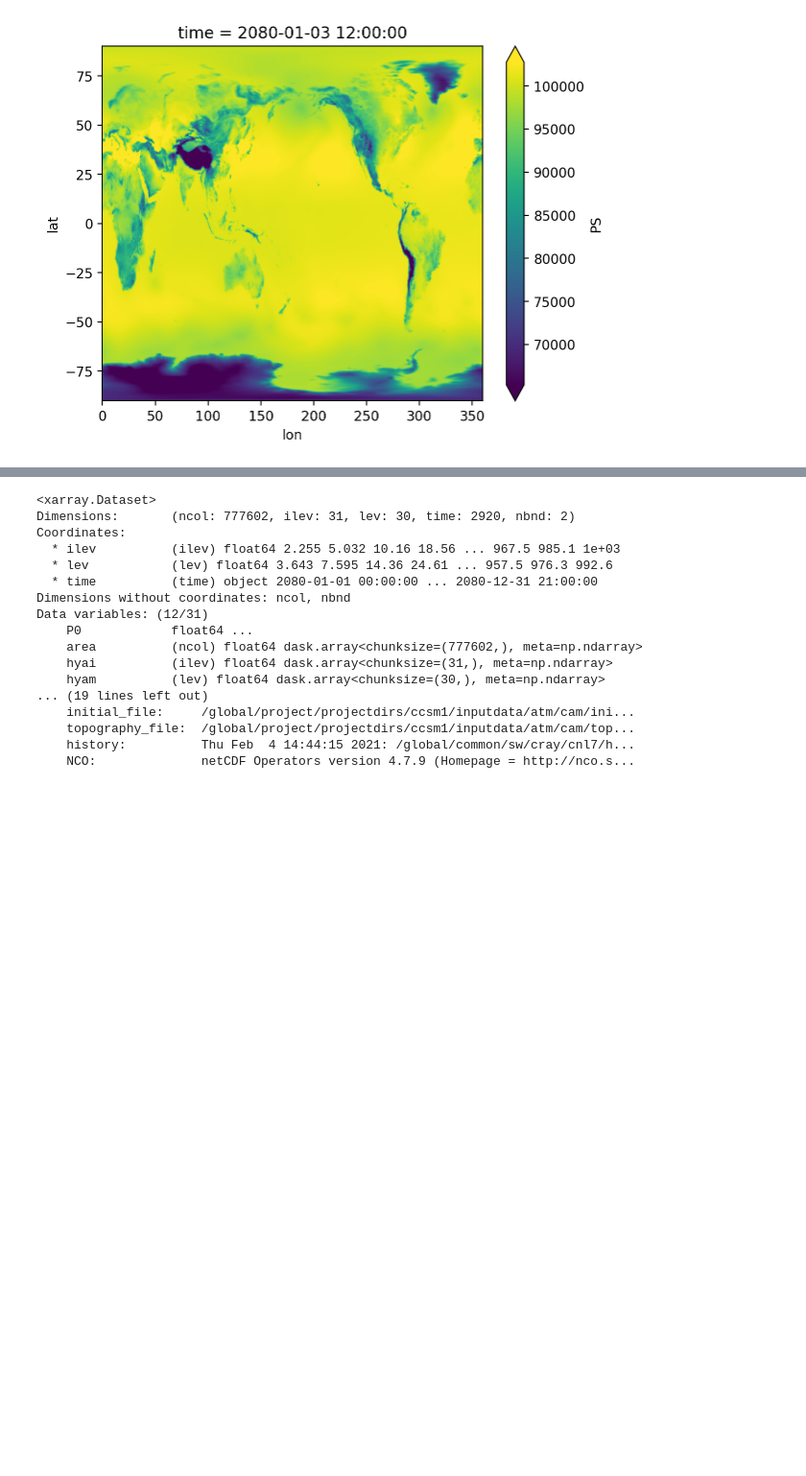
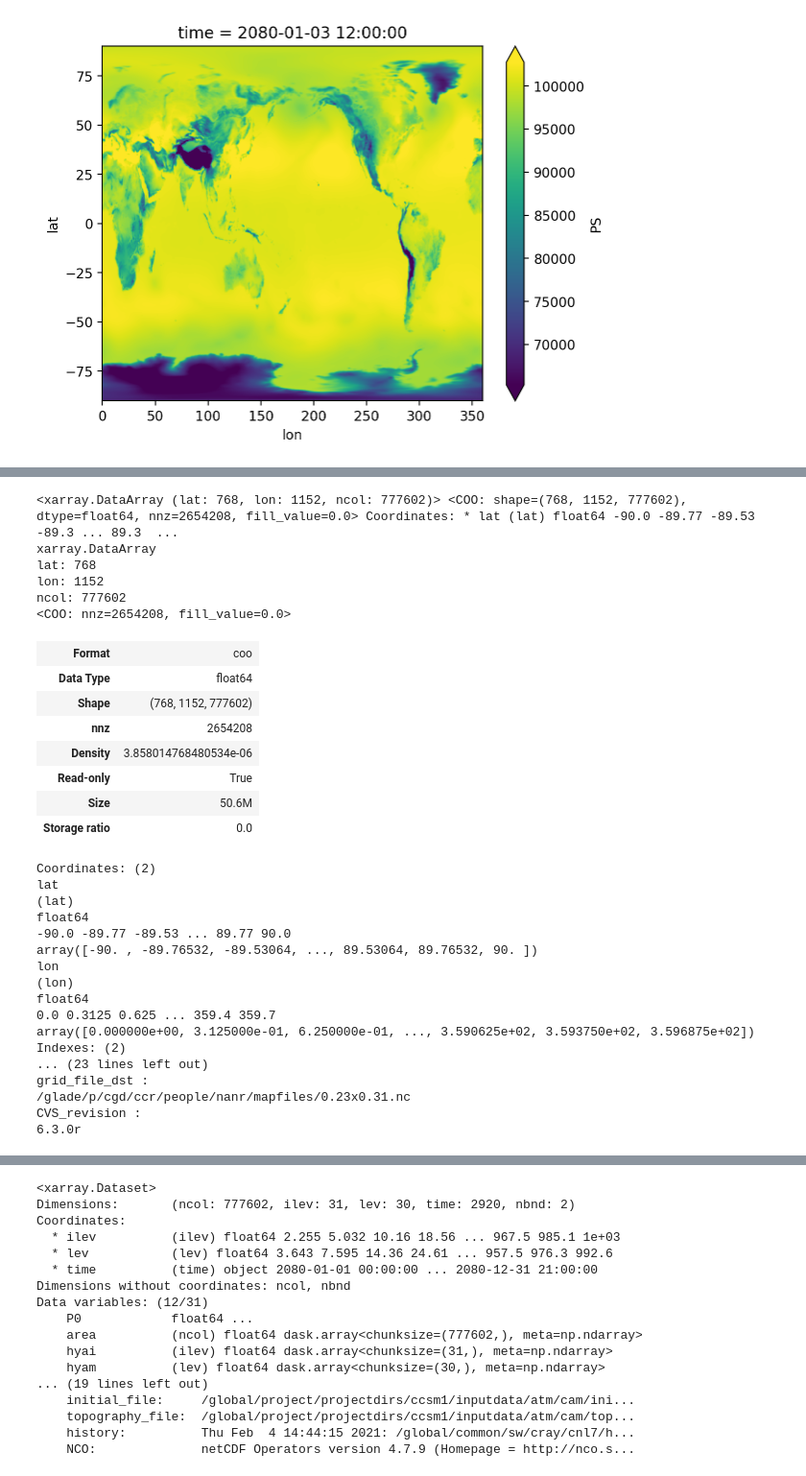
Before and after one commit to katiedagon/CAM-SE_analysis, a Jupyter notebook: notebooks/CAM-SE.ipynb, the cells around one changed output, grey strips where cells are left out. Shown at 96% size. Drawn from its saved outputs; the diff is of its cells as text; code cells hidden in the pictures; blank space fills up the shorter version.

```diff
--- a/notebooks/CAM-SE.ipynb
+++ b/notebooks/CAM-SE.ipynb
@@ -385,4 +439,48 @@ This *should* support chunking along `ncol` but doesn't work because of [a spars
 # %%
-xwgt=xr.open_dataset(map_path+map_file)
-xwgt
+def read_xesmf_weights_file(filename):
+    import numpy as np
+    import sparse
+    import xarray as xr
+
+    weights = xr.open_dataset(filename)
+
+    # input variable shape
+    in_shape = weights.src_grid_dims.load().data
+
+    # output variable shape
+    out_shape = weights.dst_grid_dims.load().data.tolist()[::-1]
+
+    print(f"Regridding from {in_shape} to {out_shape}")
+
+    rows = weights['row'] - 1 # row indices (1-based)
+    cols = weights['col'] - 1 # col indices (1-based)
+
+    # construct a sparse array,
+    # reshape to 3D : lat, lon, ncol
+    # This reshaping should allow optional chunking along
+    # lat, lon later
+    sparse_array_data = sparse.COO(
+        coords=np.stack([rows.data, cols.data]),
+        data=weights.S.data,
+        shape=(weights.sizes["n_b"], weights.sizes["n_a"]),
+        fill_value=0,
+      ).reshape((*out_shape, -1))
+
+    # Create a DataArray with sparse weights and the output coordinates
+    xsparse_wgts = xr.DataArray(
+        sparse_array_data,
+        dims=("lat", "lon", "ncol"),
+        # Add useful coordinate information, this will get propagated to the output
+        coords={
+            "lat": ("lat", weights.yc_b.data.reshape(out_shape)[:, 0]),
+            "lon": ("lon", weights.xc_b.data.reshape(out_shape)[0, :]),
+        },
+        # propagate useful information like regridding algorithm
+        attrs=weights.attrs,
+    )
+
+    return xsparse_wgts
+
+xsparse_wgts = read_xesmf_weights_file(map_path + map_file)
+xsparse_wgts
 # %% [output]
@@ -405,0 +488,31 @@ Data variables: (12/19)
+<xarray.DataArray (lat: 768, lon: 1152, ncol: 777602)> <COO: shape=(768, 1152, 777602), dtype=float64, nnz=2654208, fill_value=0.0> Coordinates: * lat (lat) float64 -90.0 -89.77 -89.53 -89.3 ... 89.3  ...
+xarray.DataArray
+lat: 768
+lon: 1152
+ncol: 777602
+<COO: nnz=2654208, fill_value=0.0>
+| Format | coo |
+| Data Type | float64 |
+| Shape | (768, 1152, 777602) |
+| nnz | 2654208 |
+| Density | 3.858014768480534e-06 |
+| Read-only | True |
+| Size | 50.6M |
+| Storage ratio | 0.0 |
+Coordinates: (2)
+lat
+(lat)
+float64
+-90.0 -89.77 -89.53 ... 89.77 90.0
+array([-90. , -89.76532, -89.53064, ..., 89.53064, 89.76532, 90. ])
+lon
+(lon)
+float64
+0.0 0.3125 0.625 ... 359.4 359.7
+array([0.000000e+00, 3.125000e-01, 6.250000e-01, ..., 3.590625e+02, 3.593750e+02, 3.596875e+02])
+Indexes: (2)
+... (23 lines left out)
+grid_file_dst :
+/glade/p/cgd/ccr/people/nanr/mapfiles/0.23x0.31.nc
+CVS_revision :
+6.3.0r
```
Also changed, not shown: parts of 32 cells of this notebook.
